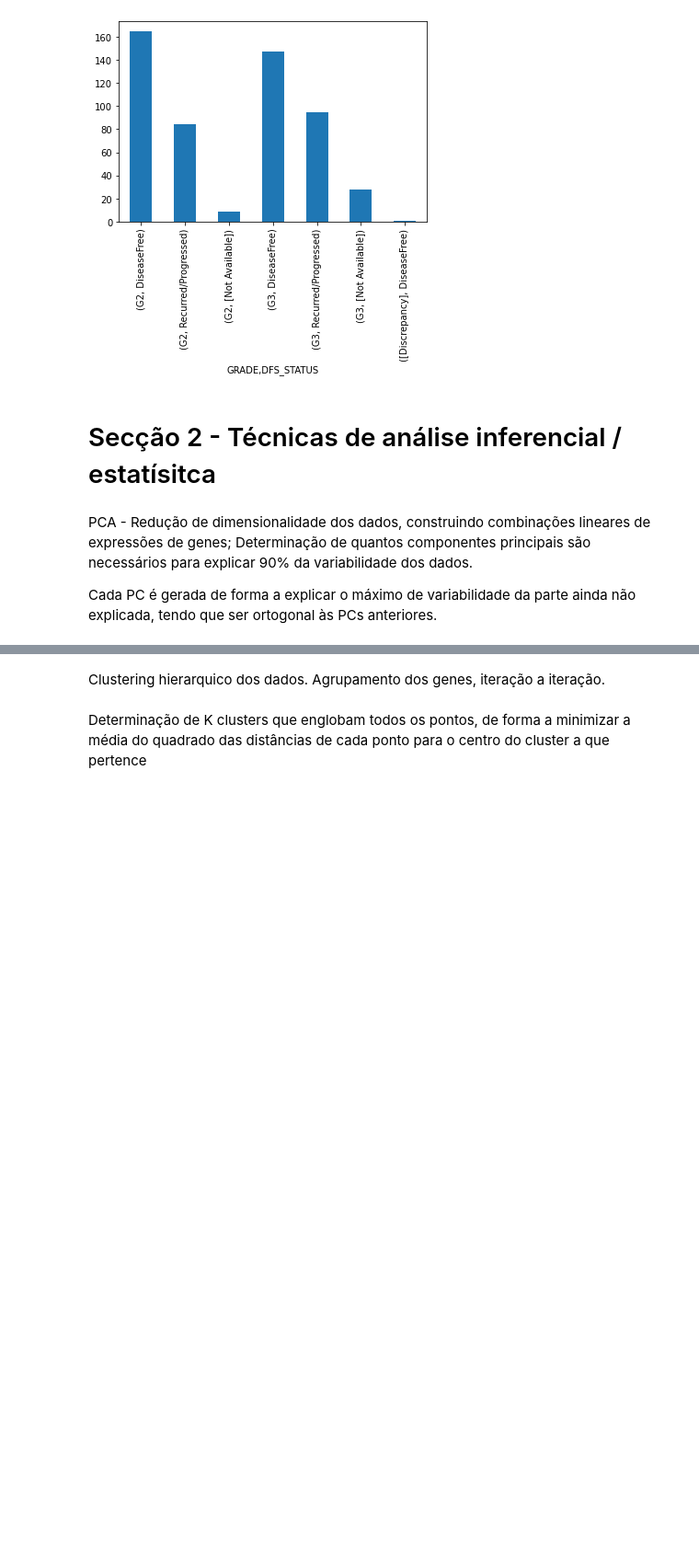
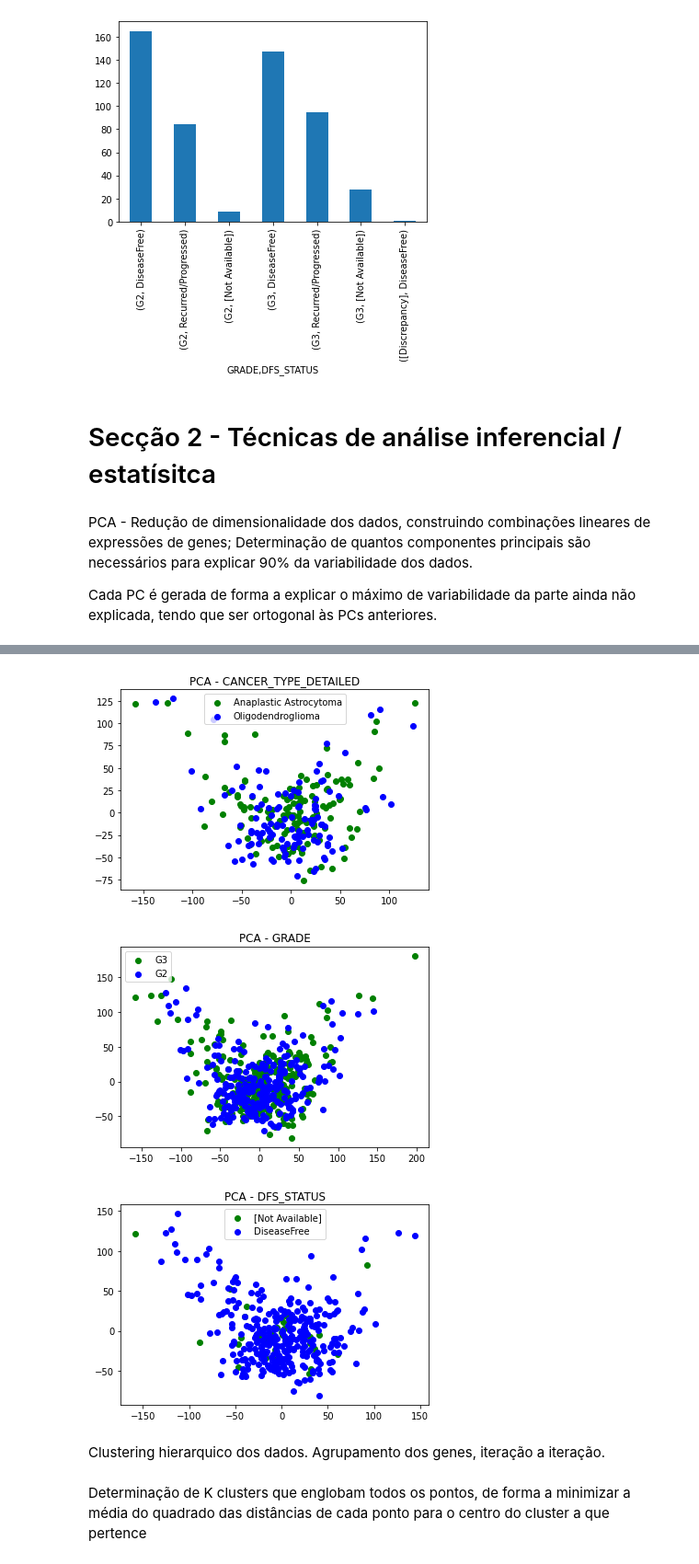
Before and after one commit to anaalexoliveira/Bioinformatica_Glioma, a Jupyter notebook: Glioma_Analysis.ipynb, the cells around one changed output, grey strips where cells are left out. Shown at 92% size. Cells and saved outputs as stored; diff of their text form; code cells hidden in the pictures; blank space fills up the shorter version.

```diff
--- a/Glioma_Analysis.ipynb
+++ b/Glioma_Analysis.ipynb
@@ -386,4 +386,17 @@ plt.show()
 [figure]
+# %%
+for class_name in ['CANCER_TYPE_DETAILED','GRADE','DFS_STATUS']:
+    output_data = new_unified_meta[class_name].values
+    plt.figure()
+    for c, name in zip("gb", new_unified_meta[class_name].unique()):
+        plt.scatter(x_reduced[output_data == name, 0], x_reduced[output_data == name, 1], c=c, label=name)
+    plt.legend()
+    plt.title('PCA - '+ class_name)
+    plt.show()
+# %% [output]
+[figure, added]
+[figure, added]
+[figure, added]
 # %% [markdown]
 Clustering hierarquico dos dados. Agrupamento dos genes, iteração a iteração.
 # %% [markdown]
```
Also changed, not shown: parts of 9 cells of this notebook.
